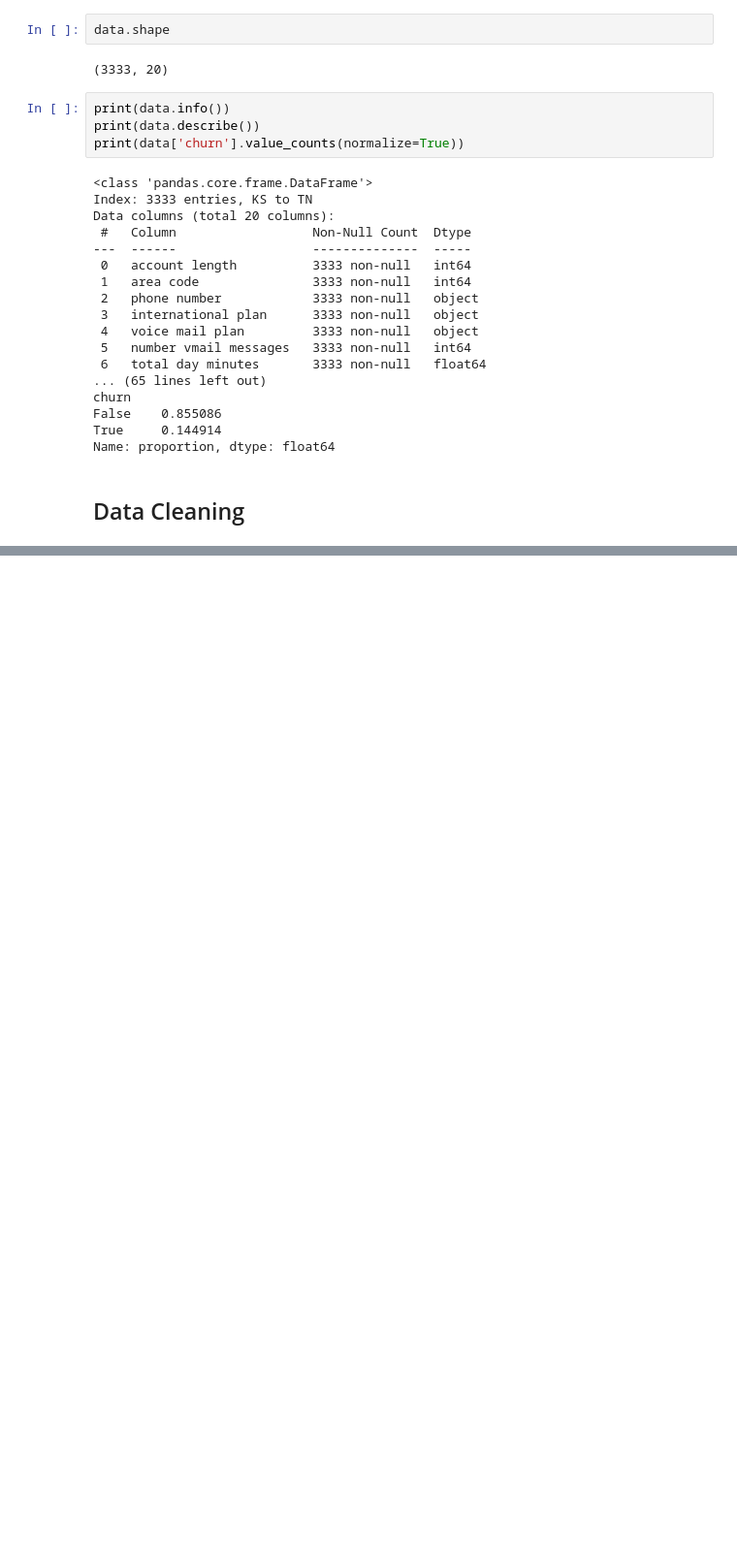
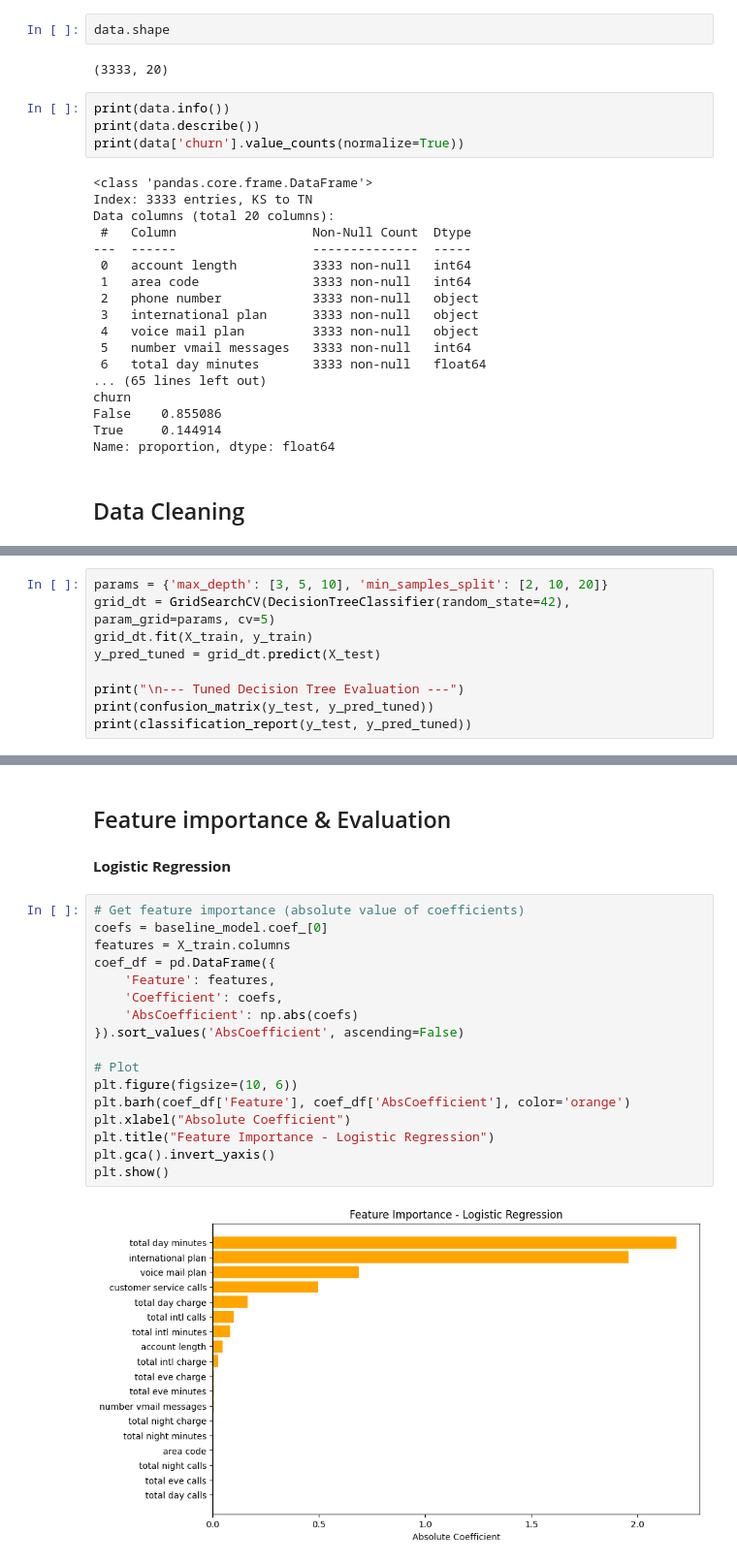
Before and after one commit to sirak-karis/Phase3_churn_prediction, a Jupyter notebook: P3.ipynb, the cells around one changed output, grey strips where cells are left out. Shown at 97% size. Cells and saved outputs as stored; diff of their text form; blank space fills up the shorter version.

```diff
--- a/P3.ipynb
+++ b/P3.ipynb
@@ -120,0 +221,9 @@ dtype: int64
+# %%
+params = {'max_depth': [3, 5, 10], 'min_samples_split': [2, 10, 20]}
+grid_dt = GridSearchCV(DecisionTreeClassifier(random_state=42), param_grid=params, cv=5)
+grid_dt.fit(X_train, y_train)
+y_pred_tuned = grid_dt.predict(X_test)
+
+print("\n--- Tuned Decision Tree Evaluation ---")
+print(confusion_matrix(y_test, y_pred_tuned))
+print(classification_report(y_test, y_pred_tuned))
@@ -120,0 +269,23 @@ dtype: int64
+# %% [markdown]
+## Feature importance & Evaluation
+# %% [markdown]
+__Logistic Regression__
+# %%
+# Get feature importance (absolute value of coefficients)
+coefs = baseline_model.coef_[0]
+features = X_train.columns
+coef_df = pd.DataFrame({
+    'Feature': features,
+    'Coefficient': coefs,
+    'AbsCoefficient': np.abs(coefs)
+}).sort_values('AbsCoefficient', ascending=False)
+
+# Plot
+plt.figure(figsize=(10, 6))
+plt.barh(coef_df['Feature'], coef_df['AbsCoefficient'], color='orange')
+plt.xlabel("Absolute Coefficient")
+plt.title("Feature Importance - Logistic Regression")
+plt.gca().invert_yaxis()
+plt.show()
+# %% [output]
+[figure, added]
```
Also changed, not shown: parts of 26 cells of this notebook, 3 other files.
